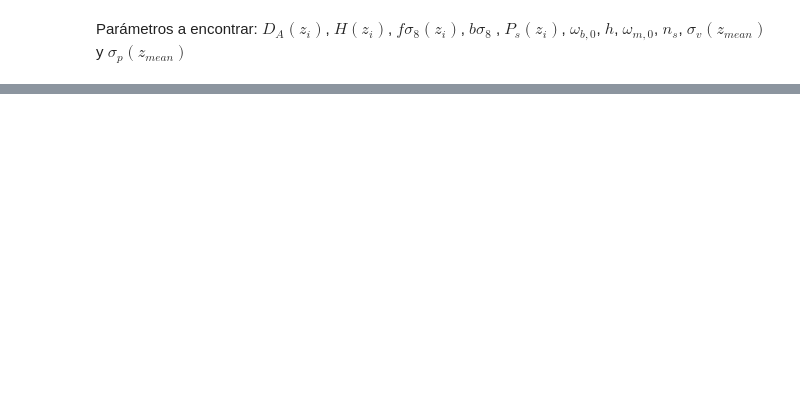
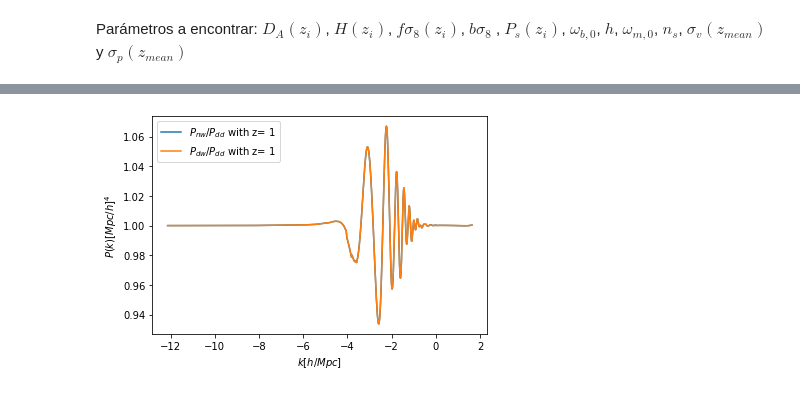
Before and after one commit to antoniacisternas/Forecast-validation-for-Euclid., a Jupyter notebook: Fisher_matrix.ipynb, the cells around one changed output, grey strips where cells are left out. Drawn from its saved outputs; the diff is of its cells as text; code cells hidden in the pictures; blank space fills up the shorter version.

```diff
--- a/Fisher_matrix.ipynb
+++ b/Fisher_matrix.ipynb
@@ -559,14 +401,0 @@ Resultado de la integral doble para el bin 0: 5.917240865368995e-14
-# %%
-shape_param = ['wb', 'h', 'wm', 'ns', 'sv', 'sp']
-redshift_param= [ 'D_A', 'H', 'fs8', 'bs8', 'Ps']
-parameters = shape_param + redshift_param
-
-# Matriz de 6 x 6 shape parameters
-# Matriz de 5 x 5 redshift dependant parameters
-F_ij = np.empty((11,11))
-for i in range(len(parameters)):
-    for j in range(len(parameters)):
-        a = parameters[i]
-        b = parameters[j]
-        result = double_integral(func_to_integrate, x_range, y_range, num_intervals_x, num_intervals_y, z_i[0], a, b)
-        F_ij[i][j] = result
@@ -676,0 +402,81 @@ b= 8367.927917673647
+# %%
+# In practice:
+#sv(z) controls the strength of the non-linear damping of the BAO signal in all directions.
+def sv_(zi):
+  j = z_i.index(zi)
+  I = np.trapz(np.exp(P_dd(k_new[j], z_i[j])), np.exp(k_new[j]))
+  return np.sqrt((1/(6* (np.pi**2)))* I)
+
+def sp_(zi):
+  return sv_(zi)
+
+sv = [sv_(z_i[0]), sv_(z_i[1]), sv_(z_i[2]), sv_(z_i[3])]
+
+#sv = [0.1,0.1,0.1,0.1]
+sp = [sp_(z_i[0]), sp_(z_i[1]), sp_(z_i[2]), sp_(z_i[3])]
+
+
+# Comoving distance error sigma_r = (c/H(z))*(1+z)* sigma_{0,z}
+def F_z(k_ref,u_ref,z):
+  return np.exp(-((k_ref* u_ref* c *(1+z)* s_z)/H_ref(z))**2)
+
+def qpar(z, H = None):
+  H_value = H_ref(z) if H is None else H
+  return H_ref(z)/H_value
+
+def qper(z, D_A = None):
+  D_A_value = D_A_ref(z) if D_A is None else D_A
+
+  return D_A_value/ D_A_ref(z)
+
+
+# To convert the known reference k_ref and mu_ref to the unknown, true k and mu
+def k(z, k_ref, u_ref, H = None, D_A = None):
+  qper1 = qper(z, D_A = D_A)
+  qpar1 = qpar(z, H = H)
+  return (k_ref /qper1)* (1 + u_ref**2 *((qper1**2/qpar1**2) -1))**(0.5)
+
+def u(z, k_ref, u_ref, H = None, D_A = None):
+  qper1 = qper(z, D_A = D_A)
+  qpar1 = qpar(z, H = H)
+  return u_ref * (qper1/qpar1) * (1 + u_ref**2 *((qper1**2/qpar1**2) -1))**(-0.5)
+
+# Non-linear damping factor of the BAO signal.
+def g_u(u, zi, sv1 = None):
+  bin = z_i.index(zi)
+  sv1_value = sv[bin] if sv1 is None else sv1
+  return sv1_value**2 *(1- u**2 + (u**2)*(1+ f[bin])**2)
+
+def P_dw(k, u, z, sv1 = None, paso = None, var = None):
+  bin = z_i.index(z)
+  sv1_value = sv[bin] if sv1 is None else sv1
+
+  if paso == None:
+    return np.exp(P_dd(k, z))* np.exp(-g_u(u ,z , sv1 = sv1_value)*k**2) + np.exp(P_nw(k, z))* (1- np.exp(-g_u(u,z, sv1 = sv1_value)*k**2))
+
+  elif paso == 'pl':
+    return np.exp(P_pl(k, z, var))* np.exp(-g_u(u,z, sv1 = sv1_value)*k**2) + np.exp(P_nw_pl(k, z, var))* (1- np.exp(-g_u(u,z, sv1 = sv1_value)*k**2))
+
+  else:
+    return np.exp(P_mn(k, z, var))* np.exp(-g_u(u,z, sv1 = sv1_value)*k**2) + np.exp(P_nw_mn(k, z, var))* (1- np.exp(-g_u(u,z, sv1 = sv1_value)*k**2))
+
+# Probando:
+u_prueba = np.linspace(-1,1, 50927)
+k1 = k(z_i[0],k_new[0], u_prueba)
+k2 = k(z_i[0],k_nw_new[0], u_prueba)
+u1 = u(z_i[0],k_new[0], u_prueba)
+
+plt.plot(k2, np.exp(P_nw(k2, z_i[0]))/np.exp(P_dd(k1,  z_i[0])),  label = r'$P_{nw}/P_{dd}$ with z= 1')
+plt.plot(k_new[0], P_dw(k2, u_prueba, z_i[0])/np.exp(P_dd(k_new[0],  z_i[0])), label = r'$P_{dw}/P_{dd}$ with z= 1')
+plt.xlabel(r"$k[h/Mpc]$")
+plt.ylabel(r"$P(k)[Mpc/h]^4$")
+plt.legend()
+plt.show()
+
+plt.plot(k_new[0], np.exp(P_nw(k2, z_i[0]))/P_dw(k2, u_prueba, z_i[0]), label = r'$P_{nw}/P_{dw}$ with z= 1')
+plt.xlabel(r"$k[h/Mpc]$")
+plt.ylabel(r"$P(k)[Mpc/h]^4$")
+plt.legend()
+plt.show()
+# %% [output]
+[figure, added]
```
Also changed, not shown: parts of 54 cells of this notebook.
